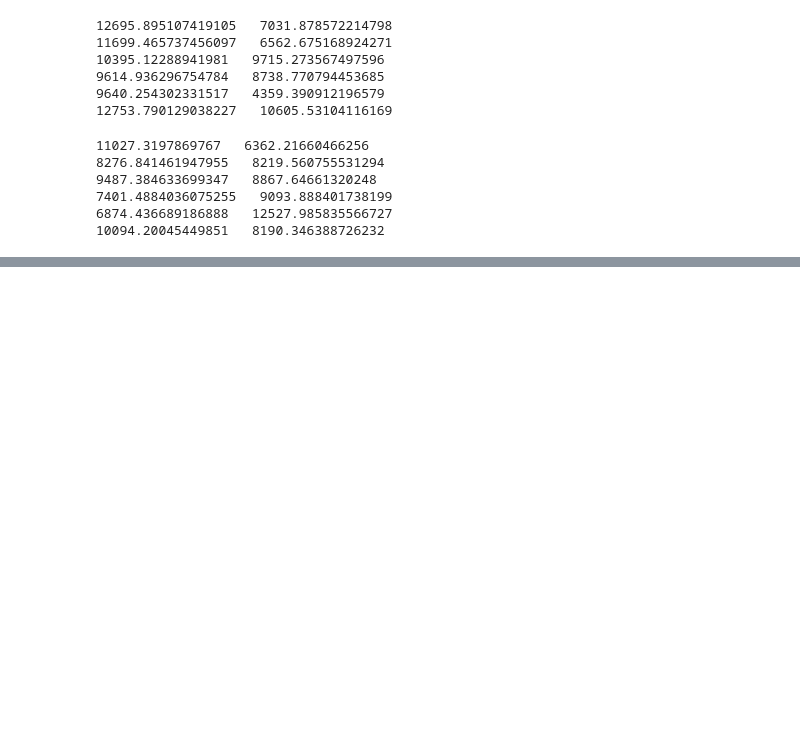
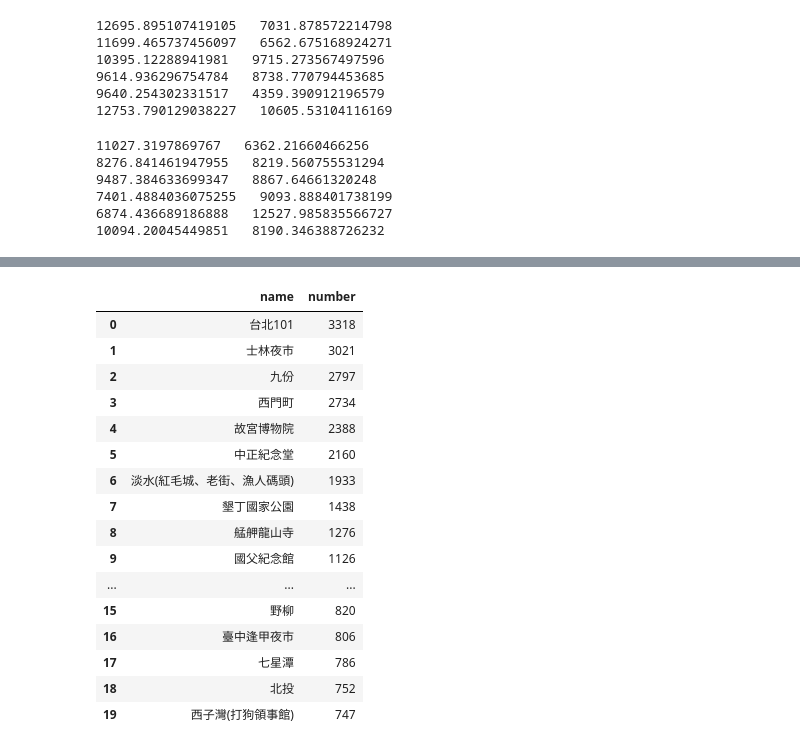
Before and after one commit to tiffany85211/taiwan-tourism, a Jupyter notebook: spot.ipynb, the cells around one changed output, grey strips where cells are left out. Cells and saved outputs as stored; diff of their text form; code cells hidden in the pictures; blank space fills up the shorter version.

```diff
--- a/spot.ipynb
+++ b/spot.ipynb
@@ -300,0 +331,20 @@ print(np.mean(si_type0['avg_money']),' ',np.std(si_type0['avg_money']))
+# %%
+type02_spot2[['name','number']]
+# %% [output]
+|  | name | number |
+| 0 | 台北101 | 3318 |
+| 1 | 士林夜市 | 3021 |
+| 2 | 九份 | 2797 |
+| 3 | 西門町 | 2734 |
+| 4 | 故宮博物院 | 2388 |
+| 5 | 中正紀念堂 | 2160 |
+| 6 | 淡水(紅毛城、老街、漁人碼頭) | 1933 |
+| 7 | 墾丁國家公園 | 1438 |
+| 8 | 艋舺龍山寺 | 1276 |
+| 9 | 國父紀念館 | 1126 |
+| ... | ... | ... |
+| 15 | 野柳 | 820 |
+| 16 | 臺中逢甲夜市 | 806 |
+| 17 | 七星潭 | 786 |
+| 18 | 北投 | 752 |
+| 19 | 西子灣(打狗領事館) | 747 |
```
Also changed, not shown: parts of 12 cells of this notebook, 4 other files.
